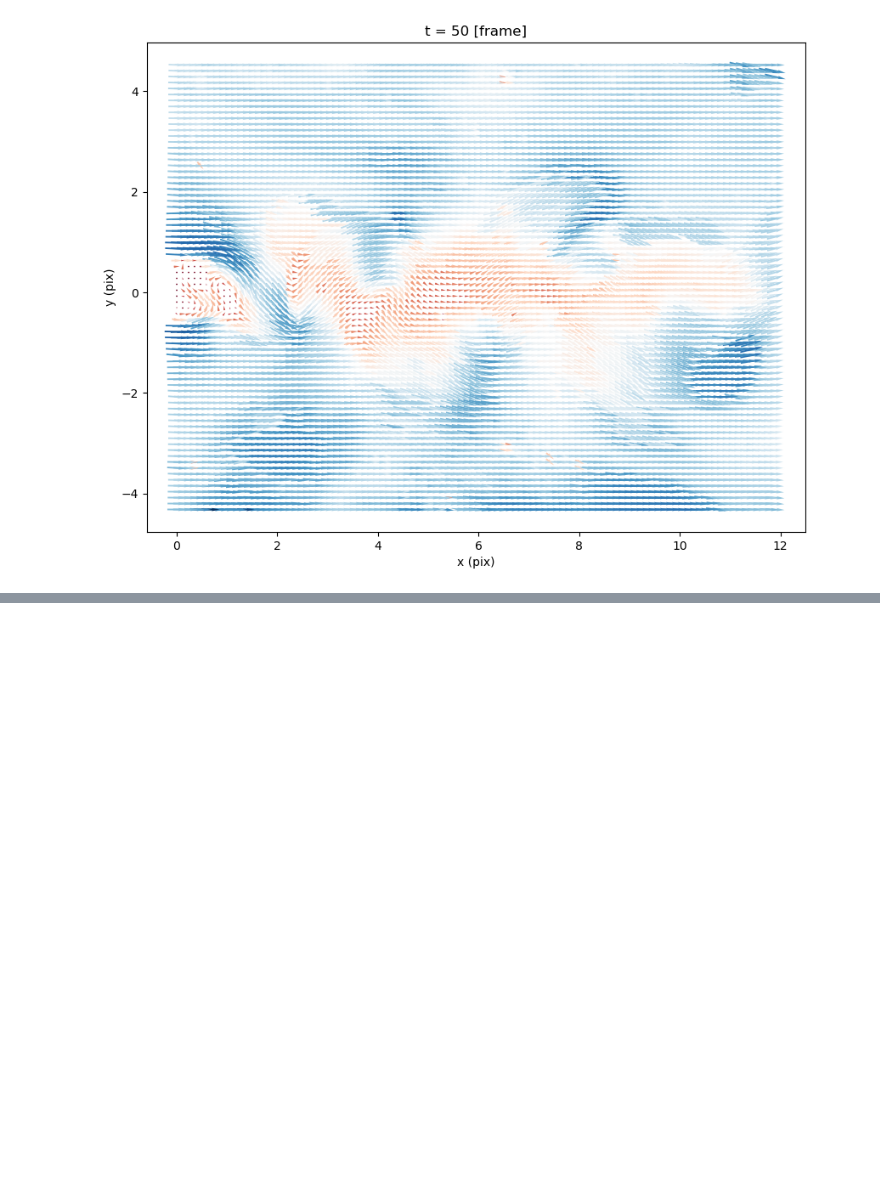
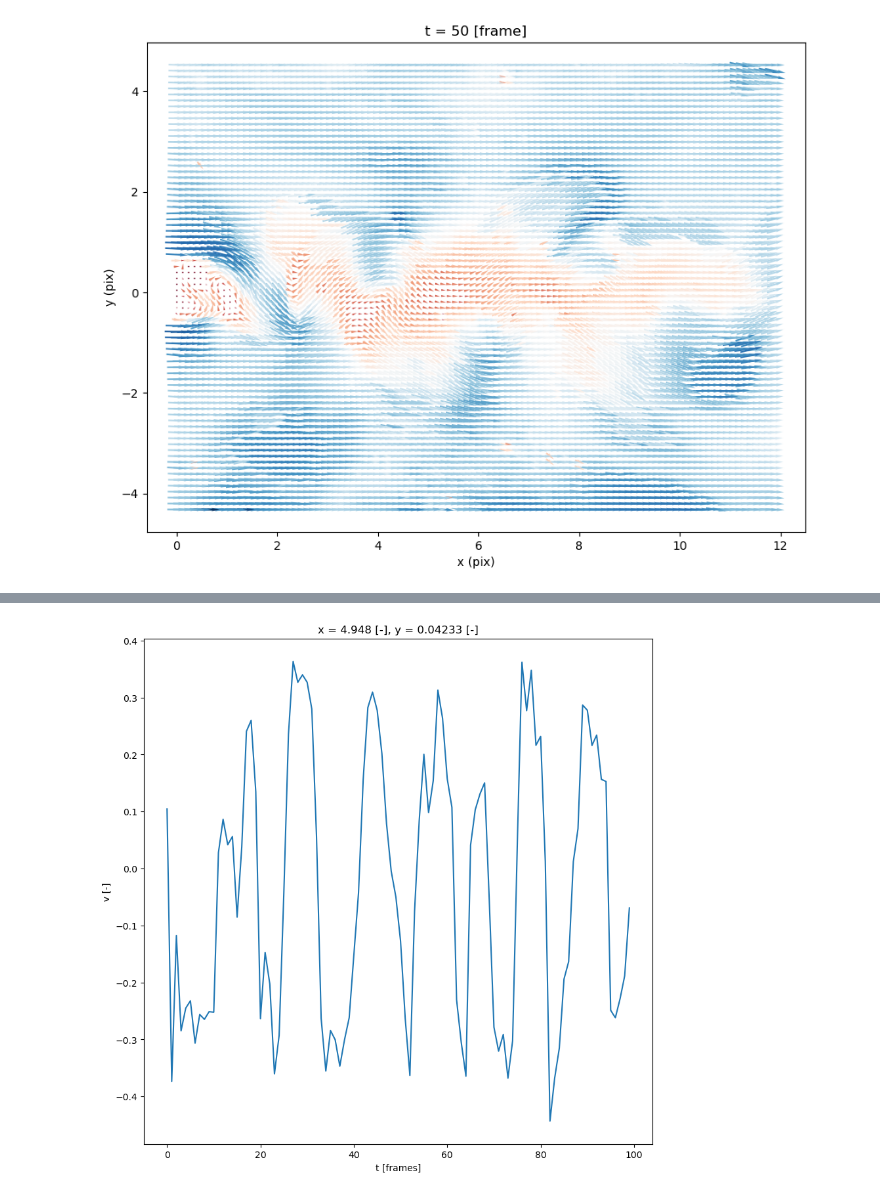
Before and after one commit to alexlib/almog_piv, a Jupyter notebook: notebooks/post_analysis_Feb-15_run1.ipynb, the cells around one changed output, grey strips where cells are left out. Drawn from its saved outputs; the diff is of its cells as text; code cells hidden in the pictures; blank space fills up the shorter version.

```diff
--- a/notebooks/post_analysis_Feb-15_run1.ipynb
+++ b/notebooks/post_analysis_Feb-15_run1.ipynb
@@ -95,0 +105,13 @@ TypeError: invalid indexer array, does not have integer dtype: array(0.5)
+# %%
+# Vy(x = 5, y = 0, t)
+
+# plt.figure()
+ds['v'].attrs['units'] = '-'
+ds['t'].attrs['units'] = 'frames'
+
+ds['v'].sel(x=5,y=0,method='nearest').plot.line()
+
+# plt.legend()
+fig.savefig('../results/vy_vs_t_at_x5.png',dpi=100)
+# %% [output]
+[figure, added]
```
Also changed, not shown: parts of 1 cell of this notebook, 1 other file.
